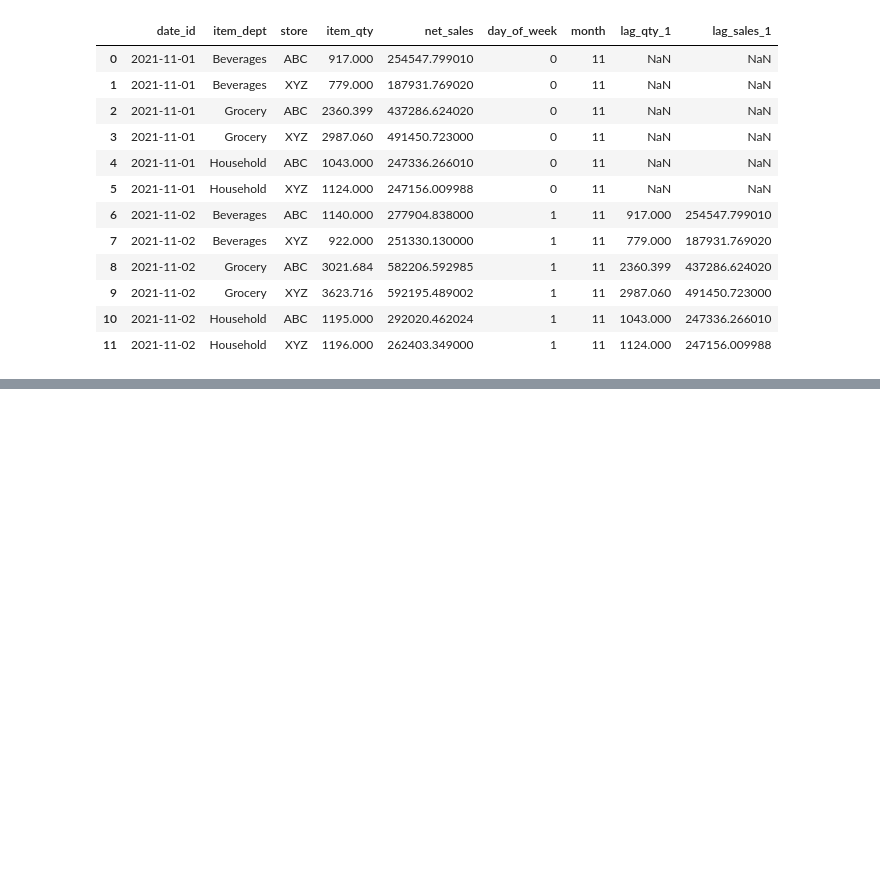
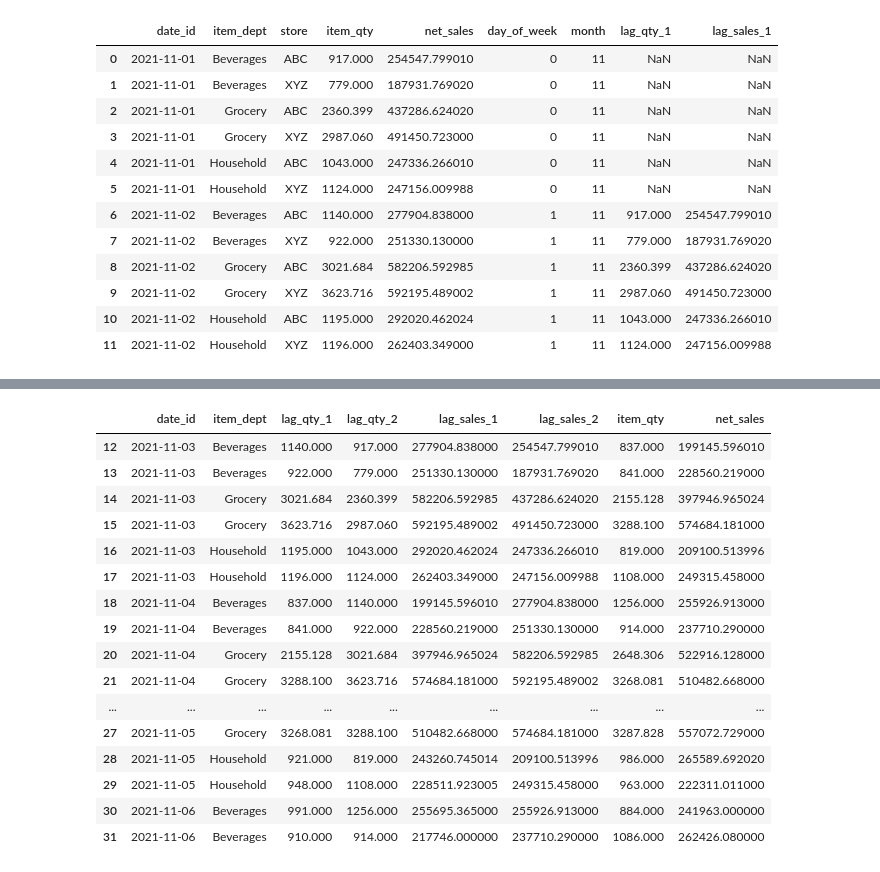
Before and after one commit to Vaseekaran-V/ML_CW, a Jupyter notebook: src/notebooks/modeling.ipynb, the cells around one changed output, grey strips where cells are left out. Cells and saved outputs as stored; diff of their text form; code cells hidden in the pictures; blank space fills up the shorter version.

```diff
--- a/src/notebooks/modeling.ipynb
+++ b/src/notebooks/modeling.ipynb
@@ -77,3 +89,7 @@ train_df.head(12)
 | 9 | 2021-11-02 | Grocery | XYZ | 3623.716 | 592195.489002 | 1 | 11 | 2987.060 | 491450.723000 |
 | 10 | 2021-11-02 | Household | ABC | 1195.000 | 292020.462024 | 1 | 11 | 1043.000 | 247336.266010 |
 | 11 | 2021-11-02 | Household | XYZ | 1196.000 | 262403.349000 | 1 | 11 | 1124.000 | 247156.009988 |
+# %%
+# Lag features
+train_df['lag_qty_2'] = train_df.groupby(['item_dept', 'store'])['item_qty'].shift(2)
+train_df['lag_sales_2'] = train_df.groupby(['item_dept', 'store'])['net_sales'].shift(2)
@@ -79,0 +112,20 @@ train_df.head(12)
+# %%
+train_df[['date_id','item_dept','lag_qty_1', 'lag_qty_2', 'lag_sales_1', 'lag_sales_2', 'item_qty', 'net_sales']].dropna().head(20)
+# %% [output]
+|  | date_id | item_dept | lag_qty_1 | lag_qty_2 | lag_sales_1 | lag_sales_2 | item_qty | net_sales |
+| 12 | 2021-11-03 | Beverages | 1140.000 | 917.000 | 277904.838000 | 254547.799010 | 837.000 | 199145.596010 |
+| 13 | 2021-11-03 | Beverages | 922.000 | 779.000 | 251330.130000 | 187931.769020 | 841.000 | 228560.219000 |
+| 14 | 2021-11-03 | Grocery | 3021.684 | 2360.399 | 582206.592985 | 437286.624020 | 2155.128 | 397946.965024 |
+| 15 | 2021-11-03 | Grocery | 3623.716 | 2987.060 | 592195.489002 | 491450.723000 | 3288.100 | 574684.181000 |
+| 16 | 2021-11-03 | Household | 1195.000 | 1043.000 | 292020.462024 | 247336.266010 | 819.000 | 209100.513996 |
+| 17 | 2021-11-03 | Household | 1196.000 | 1124.000 | 262403.349000 | 247156.009988 | 1108.000 | 249315.458000 |
+| 18 | 2021-11-04 | Beverages | 837.000 | 1140.000 | 199145.596010 | 277904.838000 | 1256.000 | 255926.913000 |
+| 19 | 2021-11-04 | Beverages | 841.000 | 922.000 | 228560.219000 | 251330.130000 | 914.000 | 237710.290000 |
+| 20 | 2021-11-04 | Grocery | 2155.128 | 3021.684 | 397946.965024 | 582206.592985 | 2648.306 | 522916.128000 |
+| 21 | 2021-11-04 | Grocery | 3288.100 | 3623.716 | 574684.181000 | 592195.489002 | 3268.081 | 510482.668000 |
+| ... | ... | ... | ... | ... | ... | ... | ... | ... |
+| 27 | 2021-11-05 | Grocery | 3268.081 | 3288.100 | 510482.668000 | 574684.181000 | 3287.828 | 557072.729000 |
+| 28 | 2021-11-05 | Household | 921.000 | 819.000 | 243260.745014 | 209100.513996 | 986.000 | 265589.692020 |
+| 29 | 2021-11-05 | Household | 948.000 | 1108.000 | 228511.923005 | 249315.458000 | 963.000 | 222311.011000 |
+| 30 | 2021-11-06 | Beverages | 991.000 | 1256.000 | 255695.365000 | 255926.913000 | 884.000 | 241963.000000 |
+| 31 | 2021-11-06 | Beverages | 910.000 | 914.000 | 217746.000000 | 237710.290000 | 1086.000 | 262426.080000 |
```
Also changed, not shown: parts of 8 cells of this notebook, 3 other files.
